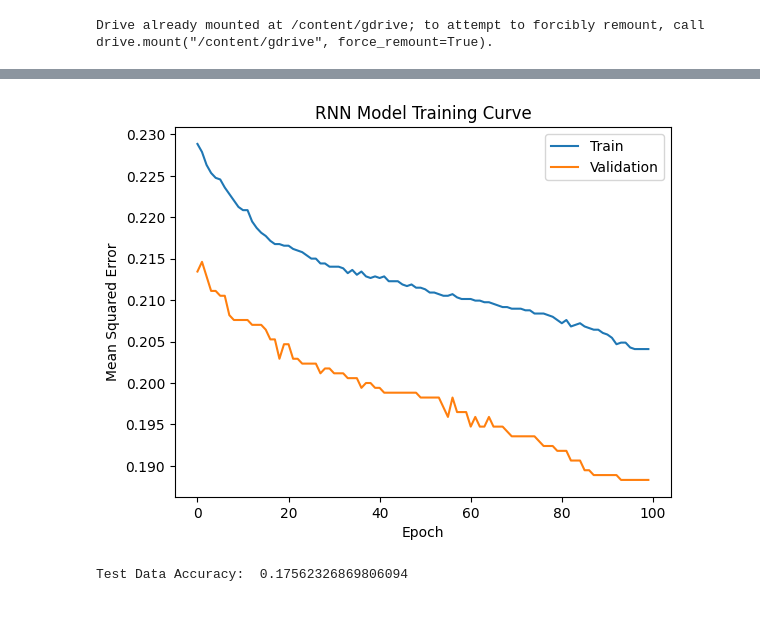
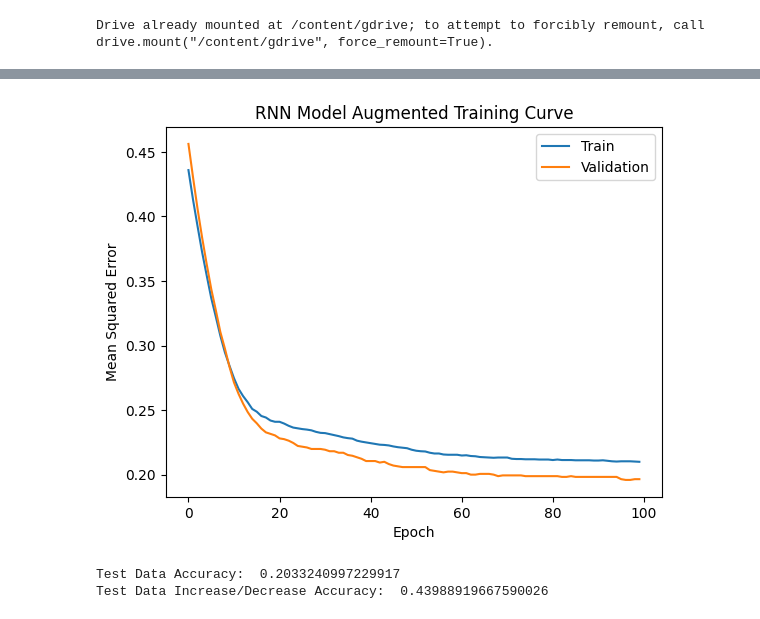
Before and after one commit to Kesavar-Kabilar/StocksRNN-PricePredictor, a Jupyter notebook: StocksRNN.ipynb, the cells around one changed output, grey strips where cells are left out. Saved outputs shown, nothing was run; the diff lists cells and outputs as text; code cells hidden in the pictures.

Commit message:
Added classification test

```diff
--- a/StocksRNN.ipynb
+++ b/StocksRNN.ipynb
@@ -51,7 +51,7 @@ def transform_data(file, K, augment=False):
     values where each row represents the open value, highest price, lowest
     price, and the closing price. Each column represent the previous K days.
     Each row of T represents the closing price of K+1 day. If augment is true,
-    the funciton will also add the reverse of the days.
+    the function will also add the reverse of the days.
     """
     X, T = [], []
 
@@ -129,7 +129,7 @@ class StocksLSTM(nn.Module):
         # Denormalize output
         return ((out.reshape(-1) * (max-min)) + min).reshape(-1, 1)
 # %%
-def get_mean_squared_error(model, files, K):
+def get_mean_squared_error(model, files, K, incrDecr=False):
     """
     Given the model, a set of files, and K value, The function will calculate
     the mean squared error of the dataset.
@@ -140,14 +140,24 @@ def get_mean_squared_error(model, files, K):
     for f in files:
         x, t = transform_data(f, K)
 
-        s1, s2, s3 = x.shape
-        x = x.reshape(s1, s2*s3)
-        min, max = torch.amin(x, axis=1), torch.amax(x, axis=1)
-        x = (x-min[:, np.newaxis]) / (max[:, np.newaxis] - min[:, np.newaxis])
-        x = x.reshape(s1, s2, s3)
-        t = (t-min) / (max - min)
+        if incrDecr:
+            output = model(x).reshape(-1)
 
-        output = model(x).reshape(-1)
+            t[np.where(x[:, -1, -1] >= t)] = 0
+            t[np.where(x[:, -1, -1] < t)] = 1
+            output[np.where(x[:, -1, -1] >= output)] = 0
+            output[np.where(x[:, -1, -1] < output)] = 1
+
+        else:
+            s1, s2, s3 = x.shape
+            x = x.reshape(s1, s2*s3)
+            min, max = torch.amin(x, axis=1), torch.amax(x, axis=1)
+            x = (x-min[:, np.newaxis]) / (max[:, np.newaxis] - min[:, np.newaxis])
+            x = x.reshape(s1, s2, s3)
+            t = (t-min) / (max - min)
+
+            output = model(x).reshape(-1)
+
         error += int(sum((output - t)**2).detach())
         total += output.shape[0]
 
@@ -250,13 +264,14 @@ Test Data Accuracy:  0.22493074792243767
 # %%
 modelRNNAug = StocksRNN(4, 150)
-train_rnn_network(modelRNN,
+train_rnn_network(modelRNNAug,
                   training_files,
                   validation_files,
                   num_epochs=100,
                   batch_size=500,
                   learning_rate=1e-5,
                   K=5,
-                  name="RNN Model",
+                  name="RNN Model Augmented",
                   augment=True)
 print("Test Data Accuracy: ", get_mean_squared_error(modelRNN, test_files, 5))
+print("Test Data Increase/Decrease Accuracy: ", get_mean_squared_error(modelRNNAug, test_files, 5, incrDecr=True))
 # %% [output]
@@ -273,3 +288,4 @@ Epoch 100; Loss 0.232468; Train Acc 0.204094; Val Acc 0.188304
-[figure, old version]
+[figure, new version]
-Test Data Accuracy:  0.17562326869806094
+Test Data Accuracy:  0.2033240997229917
+Test Data Increase/Decrease Accuracy:  0.43988919667590026
 # %%
```
Also changed, not shown: parts of 5 cells of this notebook.
